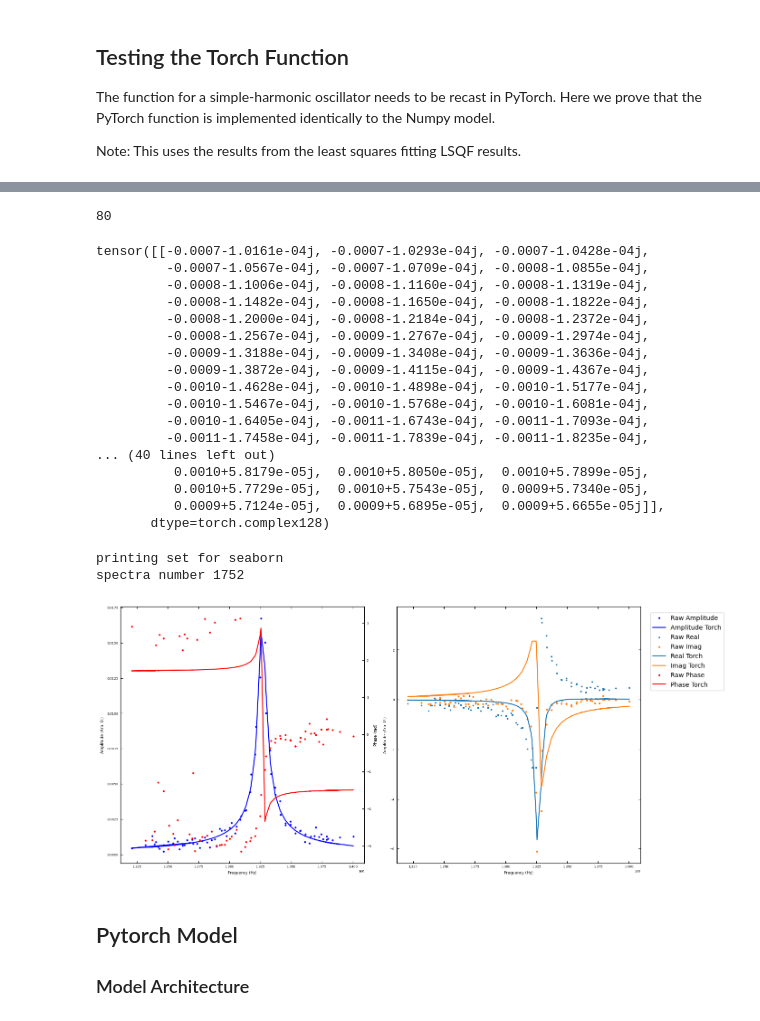
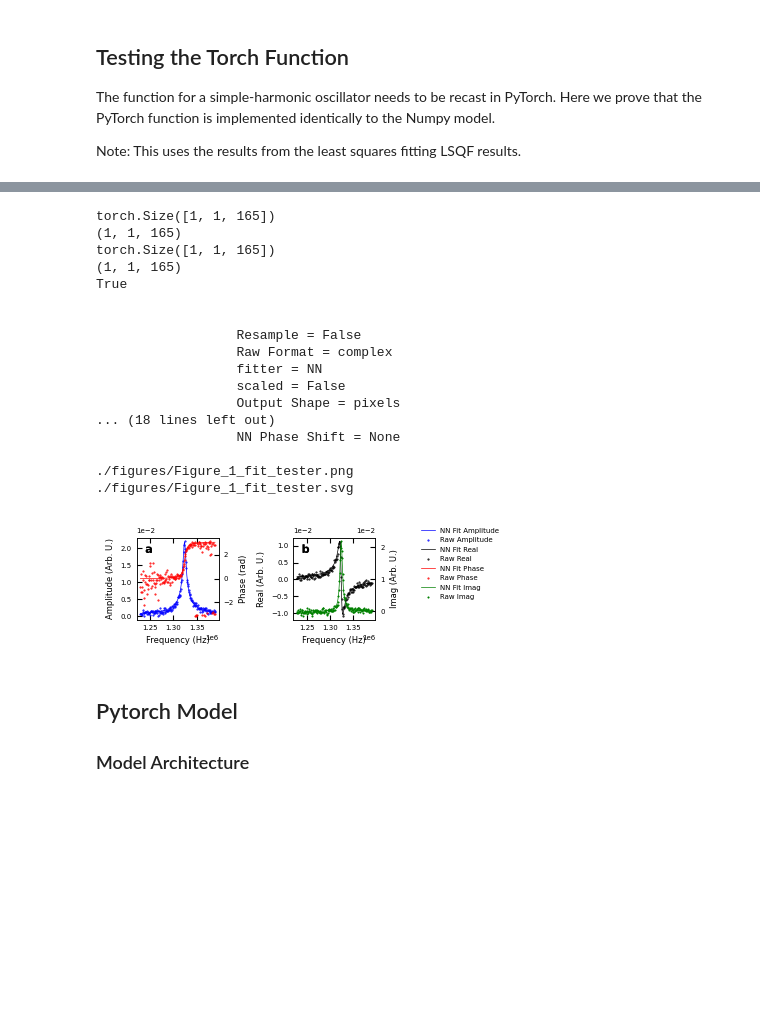
Before and after one commit to m3-learning/m3_learning_old, a Jupyter notebook: m3_learning/papers/2023_Rapid_Fitting/3_Pytorch_SHO_Fitter.ipynb, the cells around one changed output, grey strips where cells are left out. Drawn from its saved outputs; the diff is of its cells as text; code cells hidden in the pictures; blank space fills up the shorter version.

```diff
--- a/m3_learning/papers/2023_Rapid_Fitting/3_Pytorch_SHO_Fitter.ipynb
+++ b/m3_learning/papers/2023_Rapid_Fitting/3_Pytorch_SHO_Fitter.ipynb
@@ -640,7 +1294,7 @@ class BE_Dataset:
 ## Loads Data
 # %%
 # instantiate the dataset object
-dataset = BE_Dataset("./data_raw.h5", resample_bins = 80)
+dataset = BE_Dataset("./data_raw.h5", resample_bins = 80, SHO_fit_func_NN = SHO_fit_func_nn)
 
 # print the contents of the file
 dataset.print_be_tree()
@@ -673,4 +1324,0 @@ params = dataset.SHO_LSQF(pixel = 300, voltage_step = 10)
-# %%
-dataset.fitter = 'NN'
-dataset.resampled = True
-dataset.SHO_fit_func_NN = SHO_fit_func_nn
@@ -691,24 +1324,0 @@ plt.plot(two[0][0])
-# %%
-dataset.resample_bins
-# %% [output]
-80
-# %%
-SHO_fit_func_torch(params, dataset.frequency_bin)
-# %% [output]
-tensor([[-0.0007-1.0161e-04j, -0.0007-1.0293e-04j, -0.0007-1.0428e-04j,
-         -0.0007-1.0567e-04j, -0.0007-1.0709e-04j, -0.0008-1.0855e-04j,
-         -0.0008-1.1006e-04j, -0.0008-1.1160e-04j, -0.0008-1.1319e-04j,
-         -0.0008-1.1482e-04j, -0.0008-1.1650e-04j, -0.0008-1.1822e-04j,
-         -0.0008-1.2000e-04j, -0.0008-1.2184e-04j, -0.0008-1.2372e-04j,
-         -0.0008-1.2567e-04j, -0.0009-1.2767e-04j, -0.0009-1.2974e-04j,
-         -0.0009-1.3188e-04j, -0.0009-1.3408e-04j, -0.0009-1.3636e-04j,
-         -0.0009-1.3872e-04j, -0.0009-1.4115e-04j, -0.0009-1.4367e-04j,
-         -0.0010-1.4628e-04j, -0.0010-1.4898e-04j, -0.0010-1.5177e-04j,
-         -0.0010-1.5467e-04j, -0.0010-1.5768e-04j, -0.0010-1.6081e-04j,
-         -0.0010-1.6405e-04j, -0.0011-1.6743e-04j, -0.0011-1.7093e-04j,
-         -0.0011-1.7458e-04j, -0.0011-1.7839e-04j, -0.0011-1.8235e-04j,
-... (40 lines left out)
-          0.0010+5.8179e-05j,  0.0010+5.8050e-05j,  0.0010+5.7899e-05j,
-          0.0010+5.7729e-05j,  0.0010+5.7543e-05j,  0.0009+5.7340e-05j,
-          0.0009+5.7124e-05j,  0.0009+5.6895e-05j,  0.0009+5.6655e-05j]],
-       dtype=torch.complex128)
@@ -717,15 +1325,35 @@ dataset.get_SHO_fit()
-# %%
-_ = dataset.complex_spectrum_real_resampled_scaled
-_ = dataset.complex_spectrum_imag_resampled_scaled
-
-#TODO fix the style setter
-set_style("printing")
-dataset.LSQF_torch_function_comparison()
-plt.show()
-# %% [output]
-printing set for seaborn
-spectra number 1752
-[figure, removed]
+# %%
+true = {'fitter' : 'NN',
+        'resampled' : False,
+        "label": "NN Fit"}
+
+predicted = {'fitter' : 'LSQF',
+             'resampled' : False,
+             "label": "Raw",
+             'scaled': False}
+
+BE_viz = Viz(dataset, printing, verbose=True)
+# %%
+BE_viz.fit_tester(true, predicted, filename="Figure_1_fit_tester")
+# %% [output]
+torch.Size([1, 1, 165])
+(1, 1, 165)
+torch.Size([1, 1, 165])
+(1, 1, 165)
+True
+
+
+                  Resample = False
+                  Raw Format = complex
+                  fitter = NN
+                  scaled = False
+                  Output Shape = pixels
+... (18 lines left out)
+                  NN Phase Shift = None
+
+./figures/Figure_1_fit_tester.png
+./figures/Figure_1_fit_tester.svg
+[figure, added]
 # %% [markdown]
 ## Pytorch Model
 
```
Also changed, not shown: parts of 16 cells of this notebook, 3 other files.
